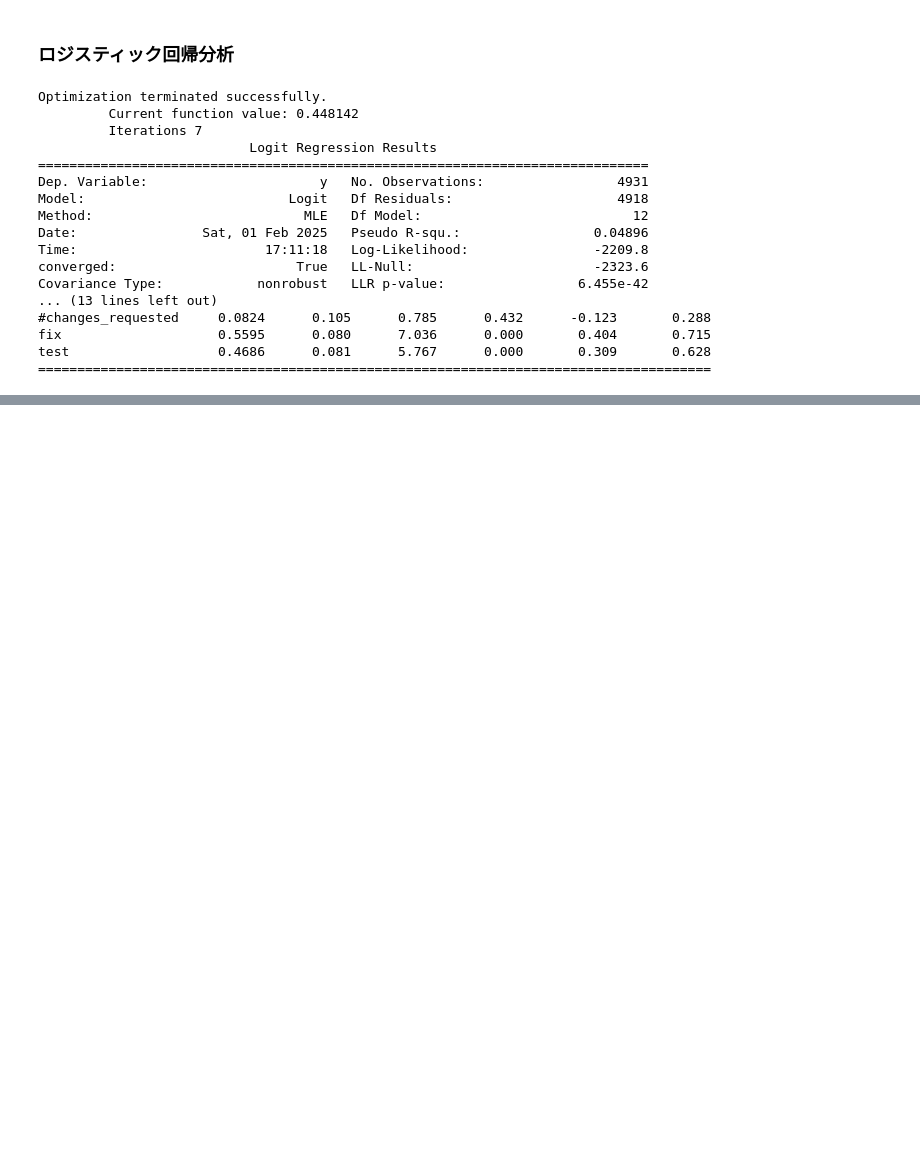
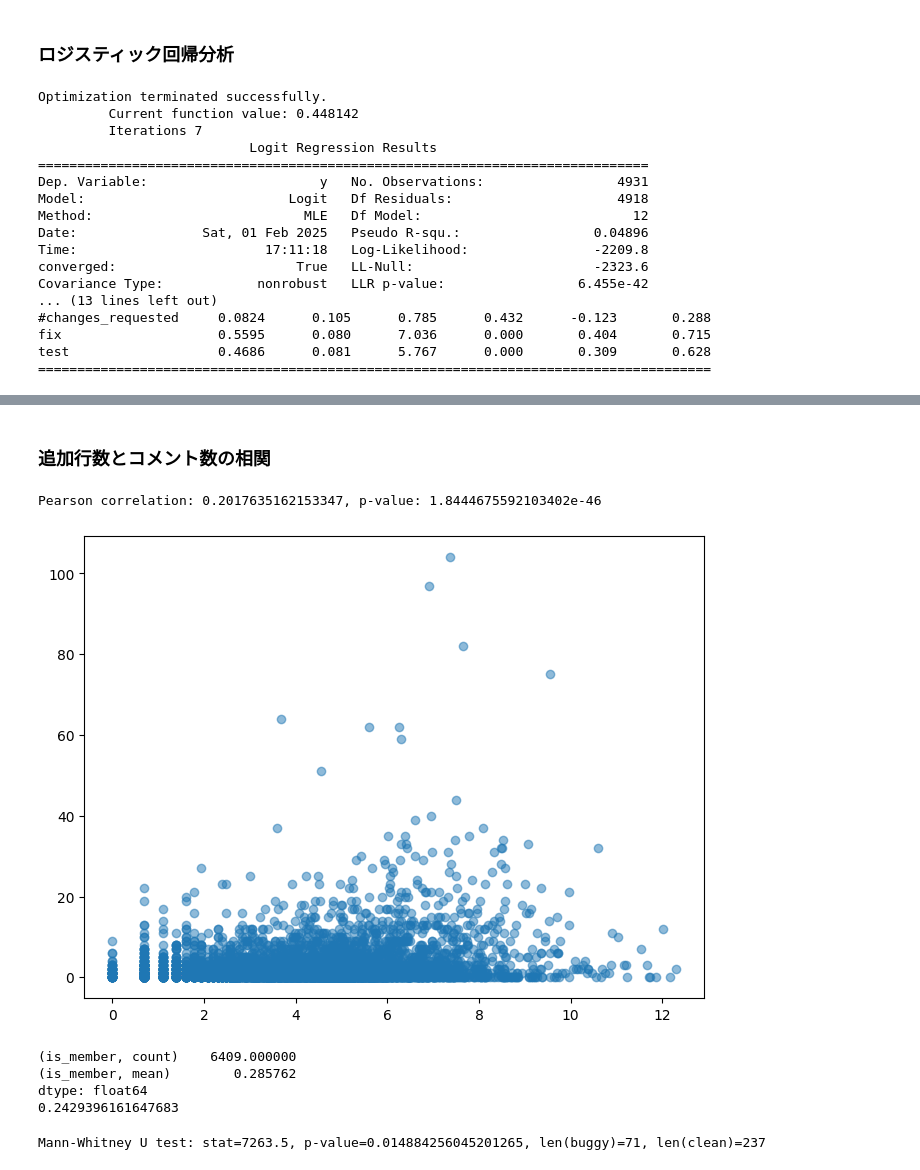
Before and after one commit to nrysk/research, a Jupyter notebook: 001/analysis.ipynb, the cells around one changed output, grey strips where cells are left out. Saved outputs shown, nothing was run; the diff lists cells and outputs as text; code cells hidden in the pictures; blank space fills up the shorter version.

```diff
--- a/001/analysis.ipynb
+++ b/001/analysis.ipynb
@@ -379,0 +484,55 @@ test                   0.4686      0.081      5.767      0.000       0.309
+# %% [markdown]
+### 追加行数とコメント数の相関
+# %%
+# 追加行数とコメント数の相関
+import pandas as pd
+import matplotlib.pyplot as plt
+import numpy as np
+import scipy.stats as stats
+
+df = pd.read_csv("data/pull_request_features.csv")
+df = df[df["bot"] == False]
+df = df[df["code_change"] == True]
+df["log_#added"] = np.log1p(df["#added"])
+
+plt.figure(figsize=(8, 6))
+plt.scatter(df["log_#added"], df["#comments"], alpha=0.5)
+
+
+stat, p = stats.pearsonr(df["log_#added"], df["#comments"])
+print(f"Pearson correlation: {stat}, p-value: {p}")
+# %% [output]
+Pearson correlation: 0.2017635162153347, p-value: 1.8444675592103402e-46
+[figure, added]
+# %%
+import pandas as pd
+
+df  = pd.read_csv("data/pull_request_features.csv")
+# is_memberの数と割合
+print(df.groupby("project").agg({
+    "is_member": ["count", "mean"]
+})
+.agg({
+    ("is_member", "count"): "sum",
+    ("is_member", "mean"): "mean"
+}))
+print(df["is_member"].mean())
+# %% [output]
+(is_member, count)    6409.000000
+(is_member, mean)        0.285762
+dtype: float64
+0.2429396161647683
+# %%
+import pandas as pd
+import numpy as np
+from scipy.stats import mannwhitneyu
+
+df = pd.read_csv("data/pull_request_features.csv")
+df = df[df["bot"] == False]
+df = df[df["code_change"] == True]
+df = df[(200 < df["#added"]) & (df["#added"] < 300)]
+
+stat, p = mannwhitneyu(df[df["buggy"] == True]["#approvals"], df[df["buggy"] == False]["#approvals"])
+print(f"Mann-Whitney U test: stat={stat}, p-value={p}, len(buggy)={len(df[df['buggy'] == True])}, len(clean)={len(df[df['buggy'] == False])}")
+# %% [output]
+Mann-Whitney U test: stat=7263.5, p-value=0.014884256045201265, len(buggy)=71, len(clean)=237
```
Also changed, not shown: parts of 5 cells of this notebook, 8 other files.
